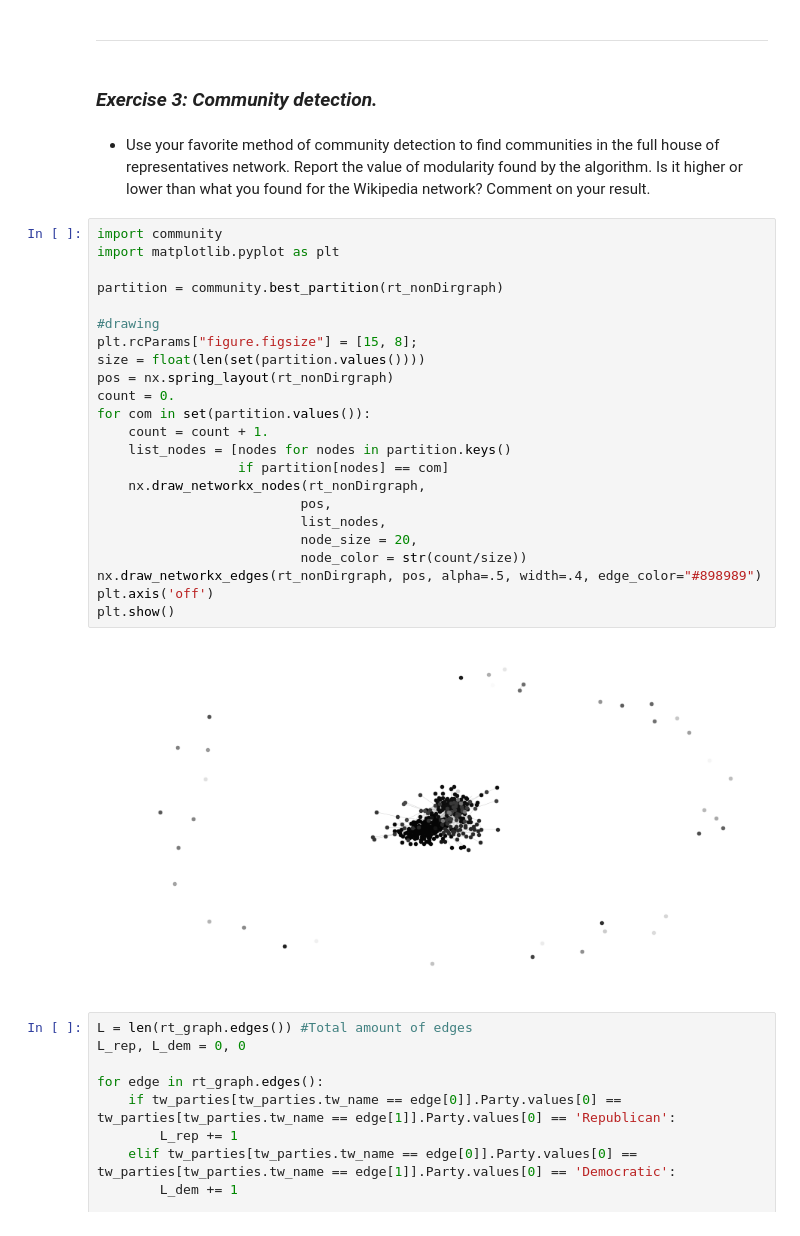
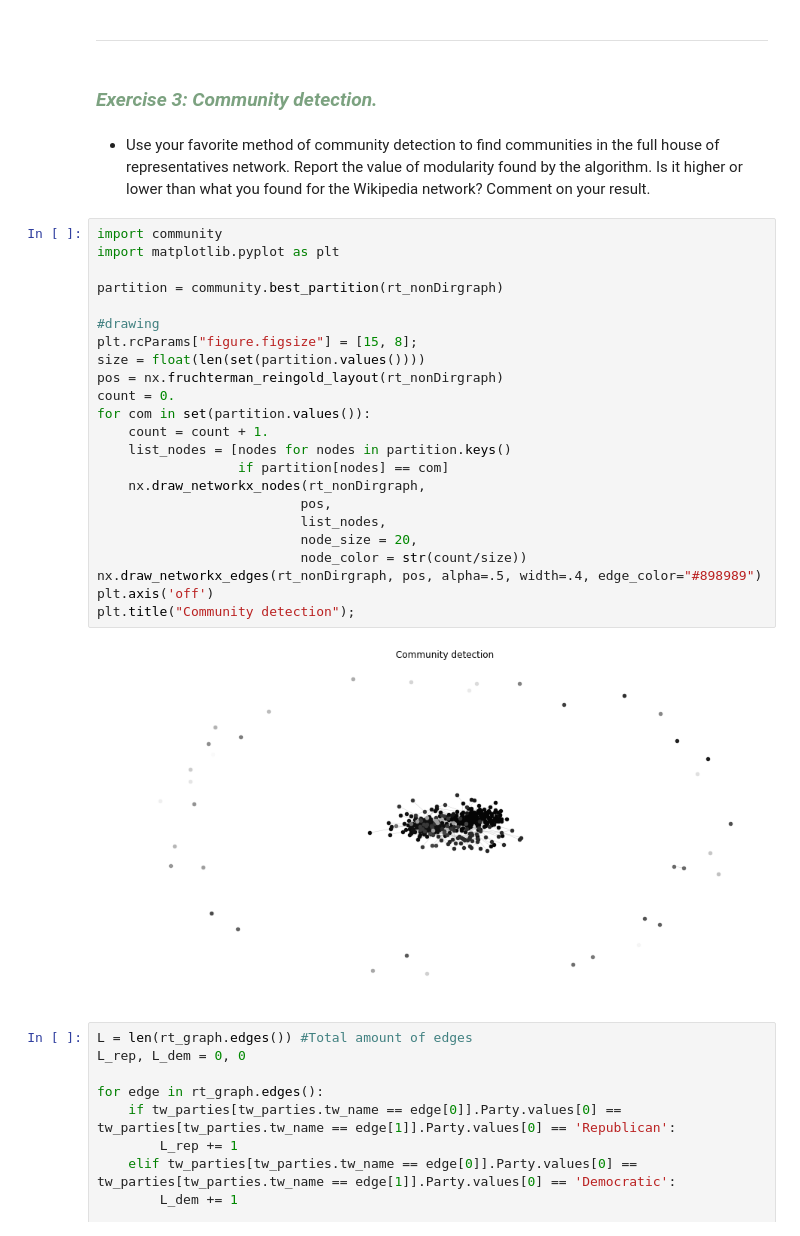
Before and after one commit to JulesBelveze/yelp-dataset-analysis, a Jupyter notebook: Assignment2.ipynb, the cells around one changed output. Saved outputs shown, nothing was run; the diff lists cells and outputs as text.

```diff
--- a/Assignment2.ipynb
+++ b/Assignment2.ipynb
@@ -337,34 +356,34 @@ Top3 democrats who retweeted republicans:
 # %% [markdown]
 <hr>
 # %% [markdown]
-### <i> Exercise 3: Community detection.</i>
+### <i style="color:#7CA280"> Exercise 3: Community detection.</i>
 # %% [markdown]
 - Use your favorite method of community detection to find communities in the full house of representatives network. Report the value of modularity found by the algorithm. Is it higher or lower than what you found for the Wikipedia network? Comment on your result.
 # %%
 import community
 import matplotlib.pyplot as plt
 
 partition = community.best_partition(rt_nonDirgraph)
 
 #drawing
 plt.rcParams["figure.figsize"] = [15, 8];
 size = float(len(set(partition.values())))
-pos = nx.spring_layout(rt_nonDirgraph)
+pos = nx.fruchterman_reingold_layout(rt_nonDirgraph)
 count = 0.
 for com in set(partition.values()):
     count = count + 1.
     list_nodes = [nodes for nodes in partition.keys()
                   if partition[nodes] == com]
     nx.draw_networkx_nodes(rt_nonDirgraph,
                           pos,
                           list_nodes,
                           node_size = 20,
                           node_color = str(count/size))
 nx.draw_networkx_edges(rt_nonDirgraph, pos, alpha=.5, width=.4, edge_color="#898989")
 plt.axis('off')
-plt.show()
+plt.title("Community detection");
 # %% [output]
-[figure, old version]
+[figure, new version]
 # %%
 L = len(rt_graph.edges()) #Total amount of edges
 L_rep, L_dem = 0, 0
```
Also changed, not shown: parts of 26 cells of this notebook.
